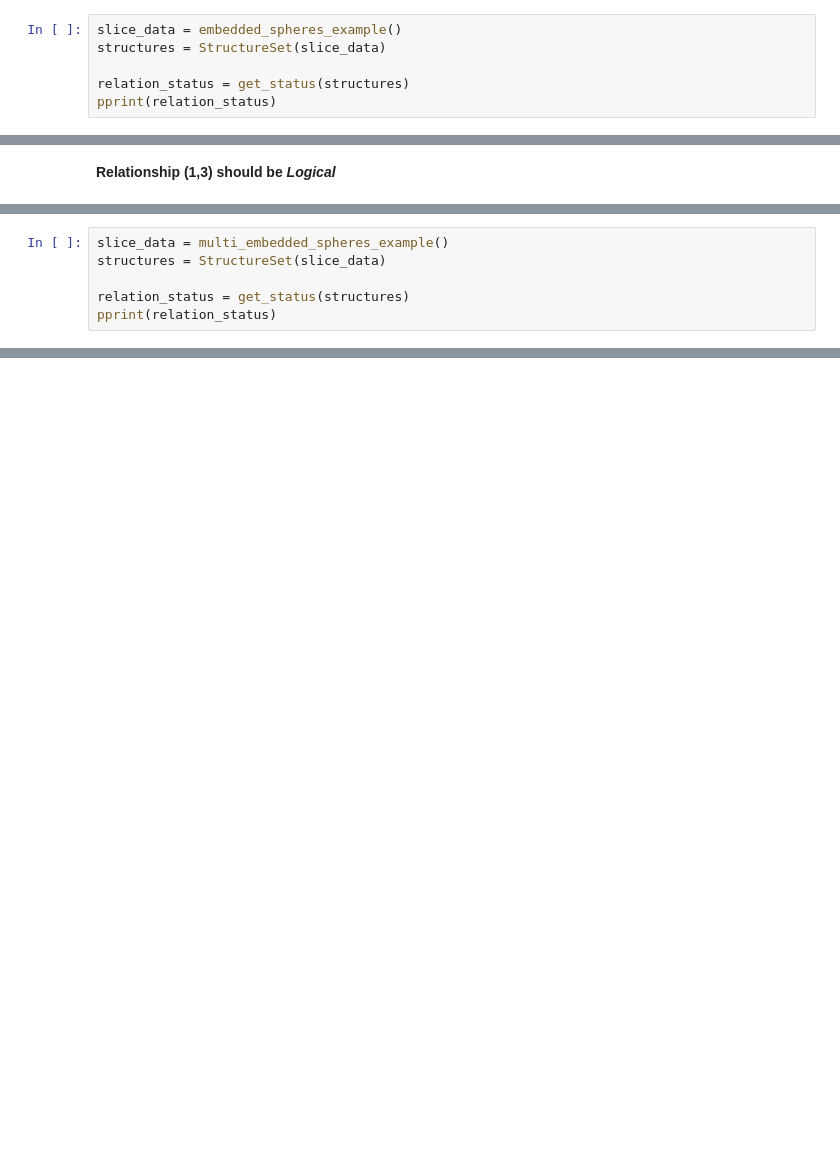
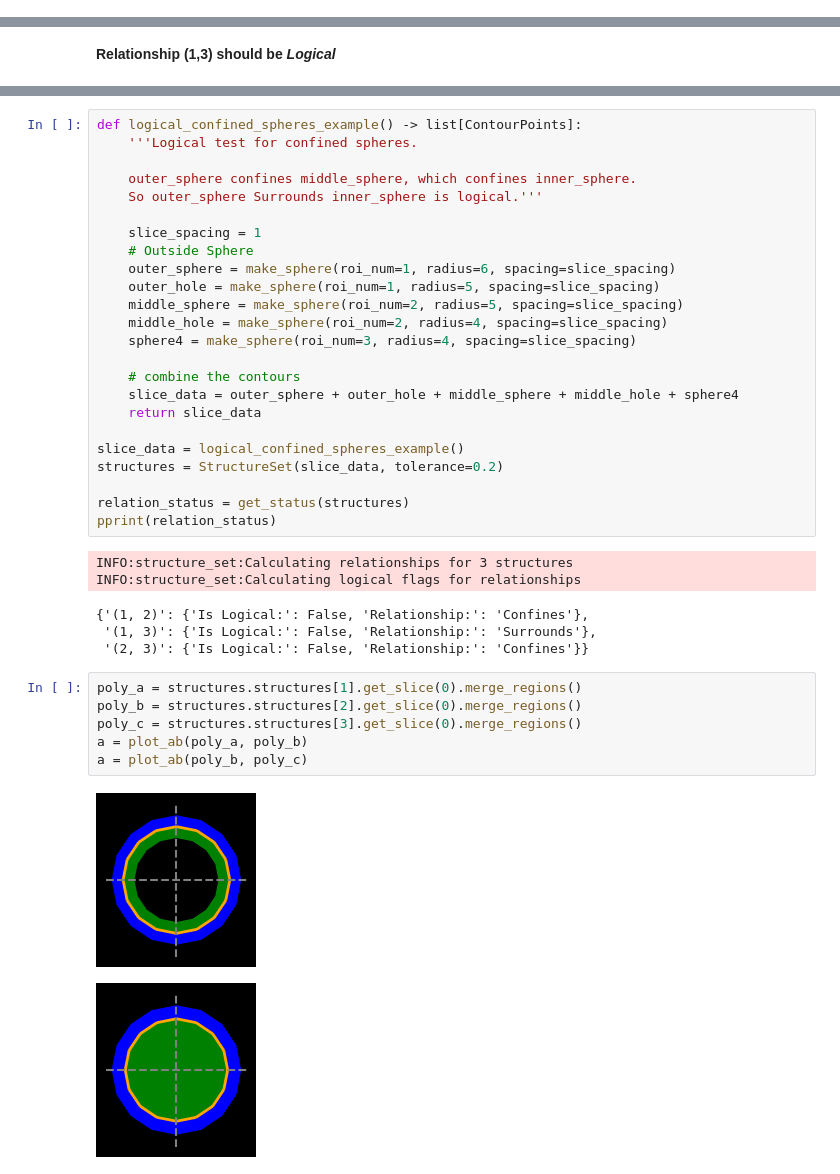
Before and after one commit to GregSal/StructureRelations, a Jupyter notebook: src/notebooks/relations/LogicalRelationshipTests.ipynb, the cells around one changed output, grey strips where cells are left out. Drawn from its saved outputs; the diff is of its cells as text; blank space fills up the shorter version.

Commit message:
WIP Adding test descriptions for logical relations

```diff
--- a/src/notebooks/relations/LogicalRelationshipTests.ipynb
+++ b/src/notebooks/relations/LogicalRelationshipTests.ipynb
@@ -174,6 +220,0 @@ def embedded_spheres_example():
-# %%
-slice_data = embedded_spheres_example()
-structures = StructureSet(slice_data)
-
-relation_status = get_status(structures)
-pprint(relation_status)
@@ -200,6 +258,0 @@ def multi_embedded_spheres_example():
-# %%
-slice_data = multi_embedded_spheres_example()
-structures = StructureSet(slice_data)
-
-relation_status = get_status(structures)
-pprint(relation_status)
@@ -217,2 +266,41 @@ INFO:structure_set:Calculating logical flags for relationships
+# %%
+def logical_confined_spheres_example() -> list[ContourPoints]:
+    '''Logical test for confined spheres.
+
+    outer_sphere confines middle_sphere, which confines inner_sphere.
+    So outer_sphere Surrounds inner_sphere is logical.'''
+
+    slice_spacing = 1
+    # Outside Sphere
+    outer_sphere = make_sphere(roi_num=1, radius=6, spacing=slice_spacing)
+    outer_hole = make_sphere(roi_num=1, radius=5, spacing=slice_spacing)
+    middle_sphere = make_sphere(roi_num=2, radius=5, spacing=slice_spacing)
+    middle_hole = make_sphere(roi_num=2, radius=4, spacing=slice_spacing)
+    sphere4 = make_sphere(roi_num=3, radius=4, spacing=slice_spacing)
+
+    # combine the contours
+    slice_data = outer_sphere + outer_hole + middle_sphere + middle_hole + sphere4
+    return slice_data
+
+slice_data = logical_confined_spheres_example()
+structures = StructureSet(slice_data, tolerance=0.2)
+
+relation_status = get_status(structures)
+pprint(relation_status)
+# %% [output]
+INFO:structure_set:Calculating relationships for 3 structures
+INFO:structure_set:Calculating logical flags for relationships
+{'(1, 2)': {'Is Logical:': False, 'Relationship:': 'Confines'},
+ '(1, 3)': {'Is Logical:': False, 'Relationship:': 'Surrounds'},
+ '(2, 3)': {'Is Logical:': False, 'Relationship:': 'Confines'}}
+# %%
+poly_a = structures.structures[1].get_slice(0).merge_regions()
+poly_b = structures.structures[2].get_slice(0).merge_regions()
+poly_c = structures.structures[3].get_slice(0).merge_regions()
+a = plot_ab(poly_a, poly_b)
+a = plot_ab(poly_b, poly_c)
+# %% [output]
+[figure, added]
+[figure, added]
 # %% [markdown]
 #### Embedded Boxes
```
Also changed, not shown: parts of 43 cells of this notebook, 7 other files.
